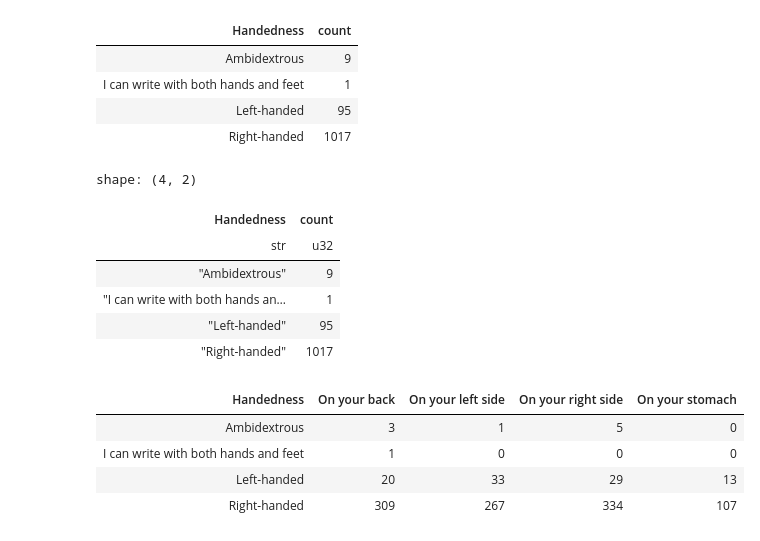
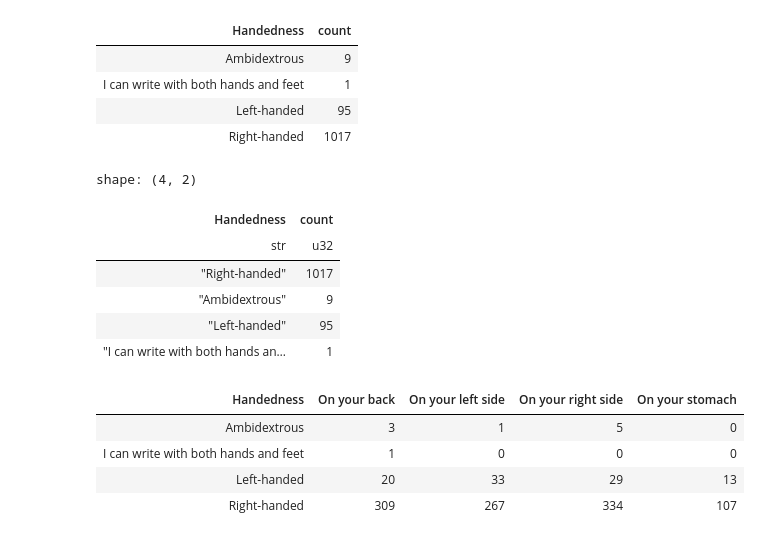
Before and after one commit to dubois-ctds/data8-demo, a Jupyter notebook: lec12/lec12_with_outputs.ipynb, the cells around one changed output. Drawn from its saved outputs; the diff is of its cells as text; code cells hidden in the pictures.

```diff
--- a/lec12/lec12_with_outputs.ipynb
+++ b/lec12/lec12_with_outputs.ipynb
@@ -209,15 +202,15 @@ survey.group('Handedness')
 | Right-handed | 1017 |
 # %%
 # polars
-survey_pl.group_by('Handedness').len(name='count').sort('Handedness')
+survey_pl.group_by('Handedness').len(name='count')
 # %% [output]
 shape: (4, 2)
 | Handedness | count |
 | str | u32 |
+| "Right-handed" | 1017 |
 | "Ambidextrous" | 9 |
+| "Left-handed" | 95 |
 | "I can write with both hands an… | 1 |
-| "Left-handed" | 95 |
-| "Right-handed" | 1017 |
 # %%
 # datascience
 survey.pivot('Sleep Position', 'Handedness')
```
Also changed, not shown: parts of 18 cells of this notebook, 1 other file.
